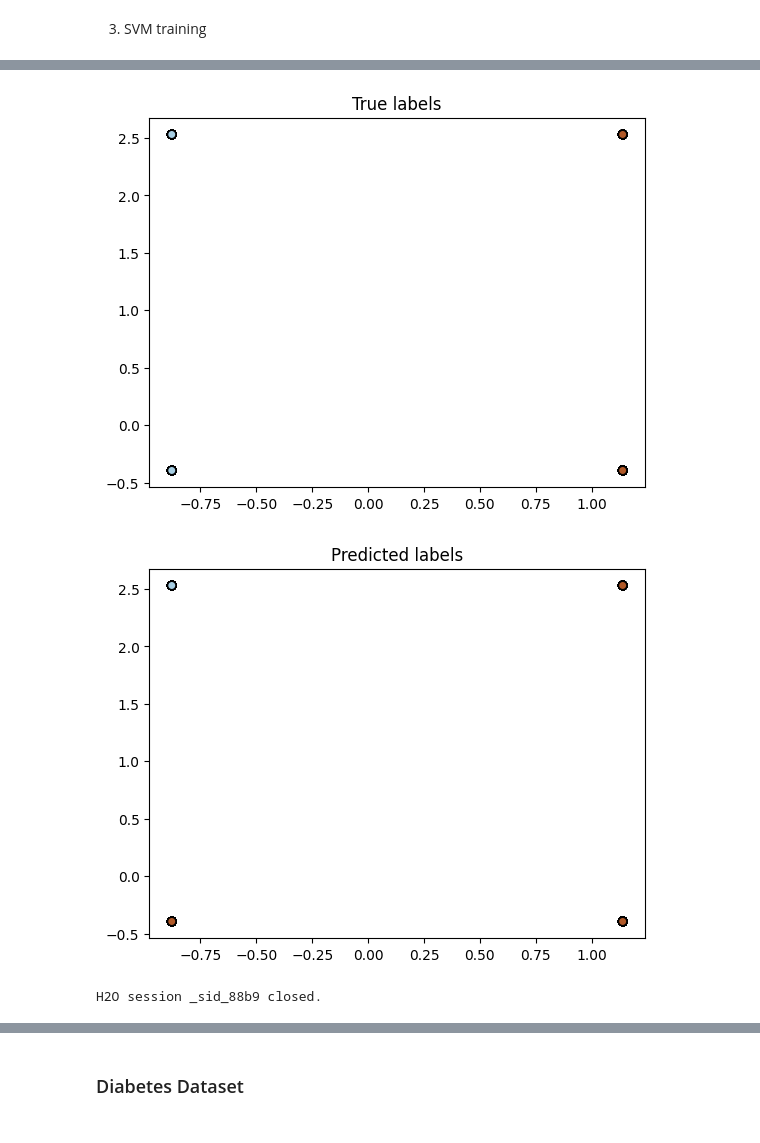
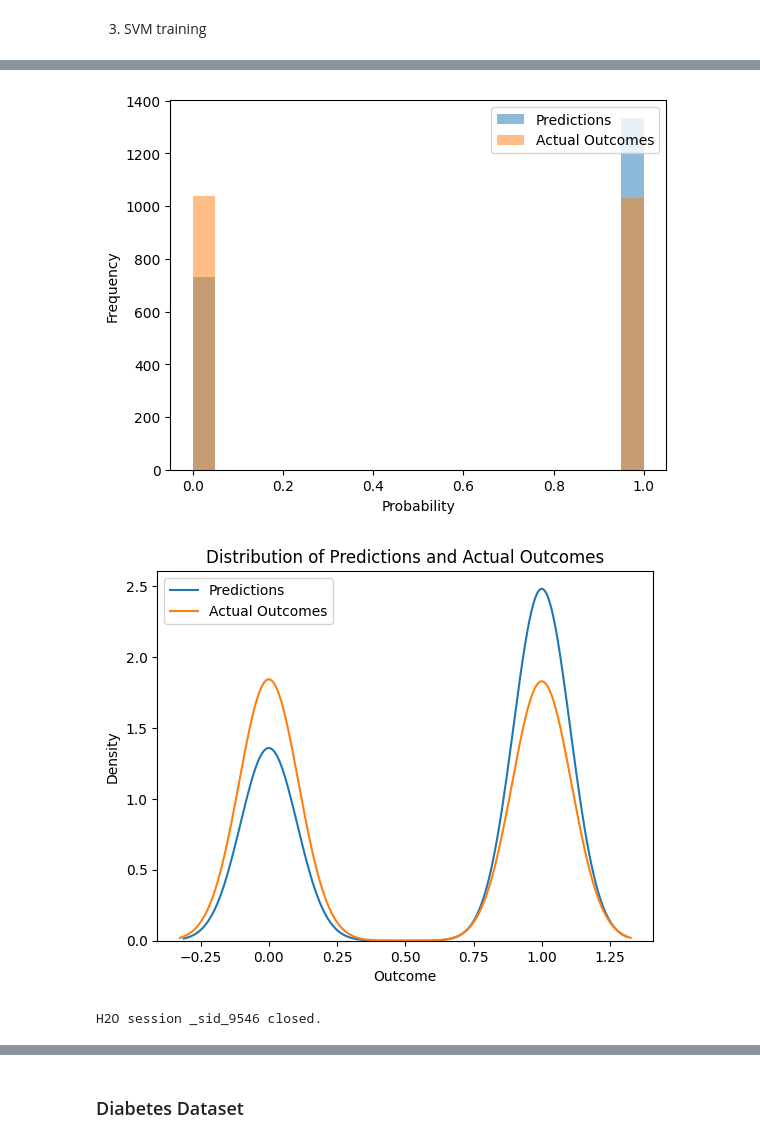
Before and after one commit to moriarais/AutomatingAnalysisModelsAndMisprediction, a Jupyter notebook: notebooks/automate_analysis.ipynb, the cells around one changed output, grey strips where cells are left out. Cells and saved outputs as stored; diff of their text form; code cells hidden in the pictures.

```diff
--- a/notebooks/automate_analysis.ipynb
+++ b/notebooks/automate_analysis.ipynb
@@ -163,7 +163,7 @@ def k_means_identify(X_train, X_test, Y_train, Y_test, label):
 # %% [markdown]
 This function is used to visualize the results of the logistic regression model to better understand the model faults and mispredictions. The first step involves standardizing the features of the training and testing sets with the StandardScaler class to have zero mean and unit variance. The logistic regression model is then fit to the standardized training set. Next, the target variables of the testing set are predicted using the predict method and converted to PyTorch tensors. These tensors are used to create two different plots to visualize the distribution of the predictions and actual outcomes. The first plot is a histogram showing the frequency of target variables for both predictions and actual outcomes, and the second plot is a kernel density estimate showing the probability density of target variables for both predictions and actual outcomes.
 # %%
-def kmeans_visualization(Y_pred, Y_test):
+def results_visualization(Y_pred, Y_test):
     # Convert the predictions and actual outcomes to PyTorch tensors
     Y_pred_torch = torch.tensor(Y_pred, dtype=torch.float32)
     Y_test_torch = torch.tensor(Y_test.values, dtype=torch.float32)
@@ -257,7 +257,7 @@ def svm_training(X_train, X_test, Y_train, Y_test, dataset, label):
     # print('We gain a better recall of the model of', (best_model_recall - svm_recall) * 100, '%')
     # print('We gain a better f1 score of the model of', (best_model_f1 - svm_f1) * 100, '%')
 
-    # results_visualization(y_pred_svm, Y_test)
+    results_visualization(y_pred_svm, Y_test)
 
     # Stop H2O cluster
     h2o.cluster().shutdown()
@@ -672,7 +700,7 @@ array([1, 0, 0, ..., 1, 1, 0])
 # %% [markdown]
 3. SVM training
 # %%
-svm_training(copy.deepcopy(X_train_churn), copy.deepcopy(X_test_churn), copy.deepcopy(Y_train_churn), copy.deepcopy(Y_test_churn), copy.deepcopy(churn_df), ProcessConfig.churn_label)
+Y_pred_svm_churn = svm_training(copy.deepcopy(X_train_churn), copy.deepcopy(X_test_churn), copy.deepcopy(Y_train_churn), copy.deepcopy(Y_test_churn), copy.deepcopy(churn_df), ProcessConfig.churn_label)
 # %% [output]
 Checking whether there is an H2O instance running at http://localhost:54321..... not found.
 Attempting to start a local H2O server...
@@ -723,4 +749,4 @@ stackedensemble prediction progress: |██████████████
 Features: 1/1
-[figure, old version]
+[figure, new version]
-[figure, old version]
+[figure, new version]
-H2O session _sid_88b9 closed.
+H2O session _sid_9546 closed.
```
Also changed, not shown: parts of 22 cells of this notebook.
